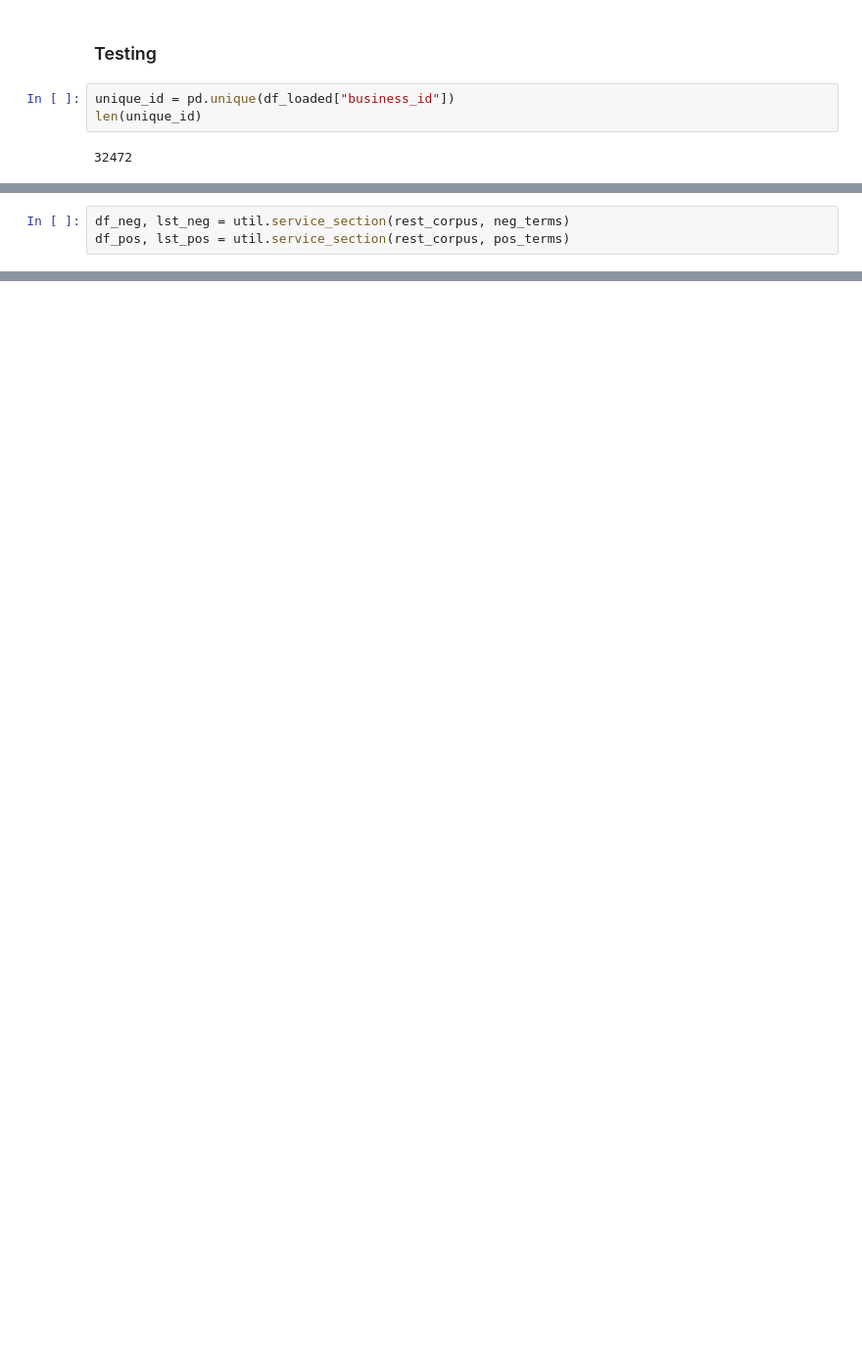
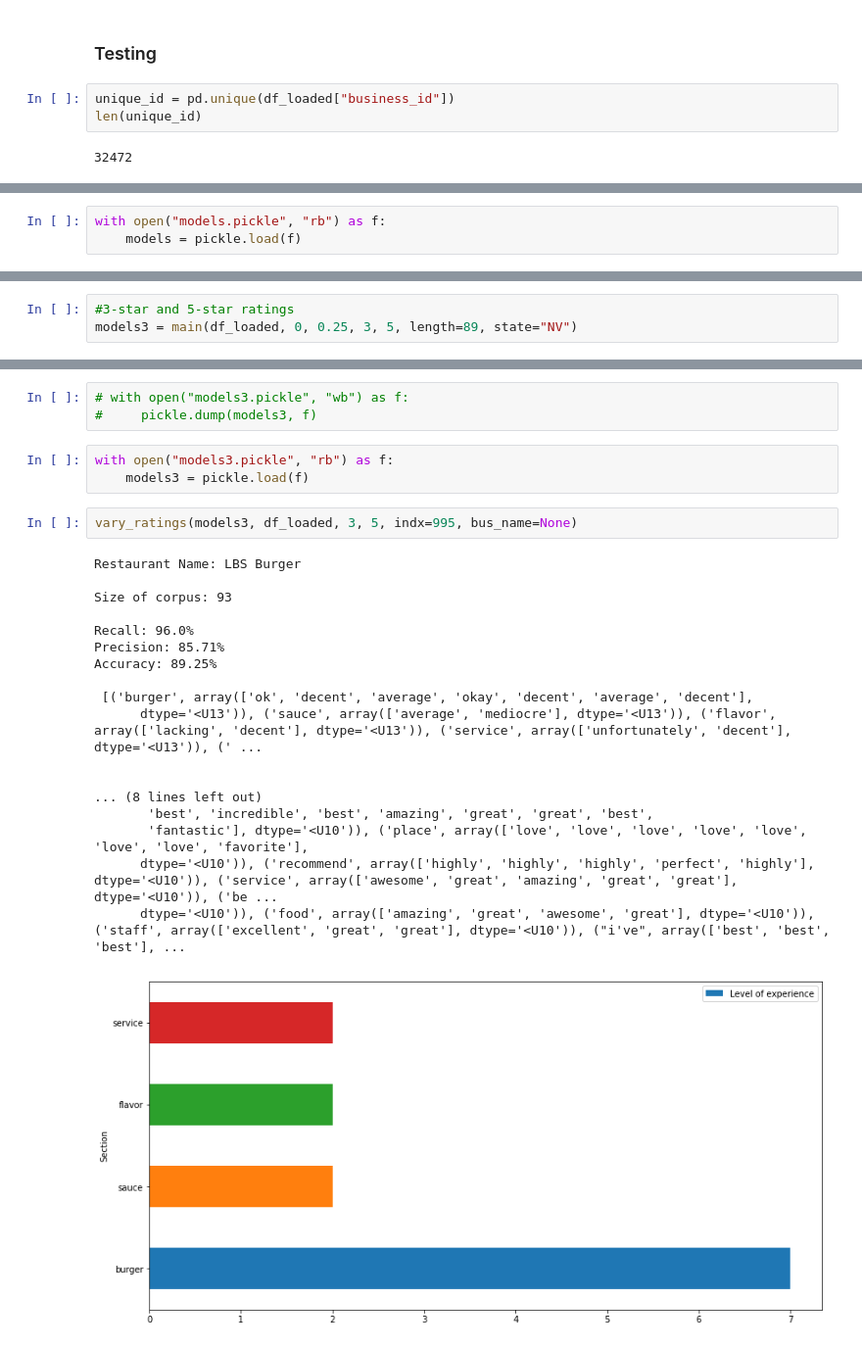
Before and after one commit to Chibuzor44/dsi-capstone, a Jupyter notebook: sage_yelp.ipynb, the cells around one changed output, grey strips where cells are left out. Shown at 98% size. Cells and saved outputs as stored; diff of their text form; blank space fills up the shorter version.

```diff
--- a/sage_yelp.ipynb
+++ b/sage_yelp.ipynb
@@ -387,3 +378,0 @@ Accuracy: 94.02%
-# %%
-df_neg, lst_neg = util.service_section(rest_corpus, neg_terms)
-df_pos, lst_pos = util.service_section(rest_corpus, pos_terms)
@@ -436,0 +446,3 @@ df_pos.plot("Section", "Level of experience", kind="barh", figsize=(14,7))
+# %%
+with open("models.pickle", "rb") as f:
+    models = pickle.load(f)
@@ -436,0 +474,3 @@ df_pos.plot("Section", "Level of experience", kind="barh", figsize=(14,7))
+# %%
+#3-star and 5-star ratings
+models3 = main(df_loaded, 0, 0.25, 3, 5, length=89, state="NV")
@@ -436,0 +491,27 @@ df_pos.plot("Section", "Level of experience", kind="barh", figsize=(14,7))
+# %%
+# with open("models3.pickle", "wb") as f:
+#     pickle.dump(models3, f)
+# %%
+with open("models3.pickle", "rb") as f:
+    models3 = pickle.load(f)
+# %%
+vary_ratings(models3, df_loaded, 3, 5, indx=995, bus_name=None)
+# %% [output]
+Restaurant Name: LBS Burger
+
+Size of corpus: 93
+
+Recall: 96.0%
+Precision: 85.71%
+Accuracy: 89.25%
+
+ [('burger', array(['ok', 'decent', 'average', 'okay', 'decent', 'average', 'decent'],
+      dtype='<U13')), ('sauce', array(['average', 'mediocre'], dtype='<U13')), ('flavor', array(['lacking', 'decent'], dtype='<U13')), ('service', array(['unfortunately', 'decent'], dtype='<U13')), (' ...
+
+
+... (8 lines left out)
+       'best', 'incredible', 'best', 'amazing', 'great', 'great', 'best',
+       'fantastic'], dtype='<U10')), ('place', array(['love', 'love', 'love', 'love', 'love', 'love', 'love', 'favorite'],
+      dtype='<U10')), ('recommend', array(['highly', 'highly', 'highly', 'perfect', 'highly'], dtype='<U10')), ('service', array(['awesome', 'great', 'amazing', 'great', 'great'], dtype='<U10')), ('be ...
+      dtype='<U10')), ('food', array(['amazing', 'great', 'awesome', 'great'], dtype='<U10')), ('staff', array(['excellent', 'great', 'great'], dtype='<U10')), ("i've", array(['best', 'best', 'best'], ...
+[figure, added]
```
Also changed, not shown: parts of 51 cells of this notebook, 2 other files.
